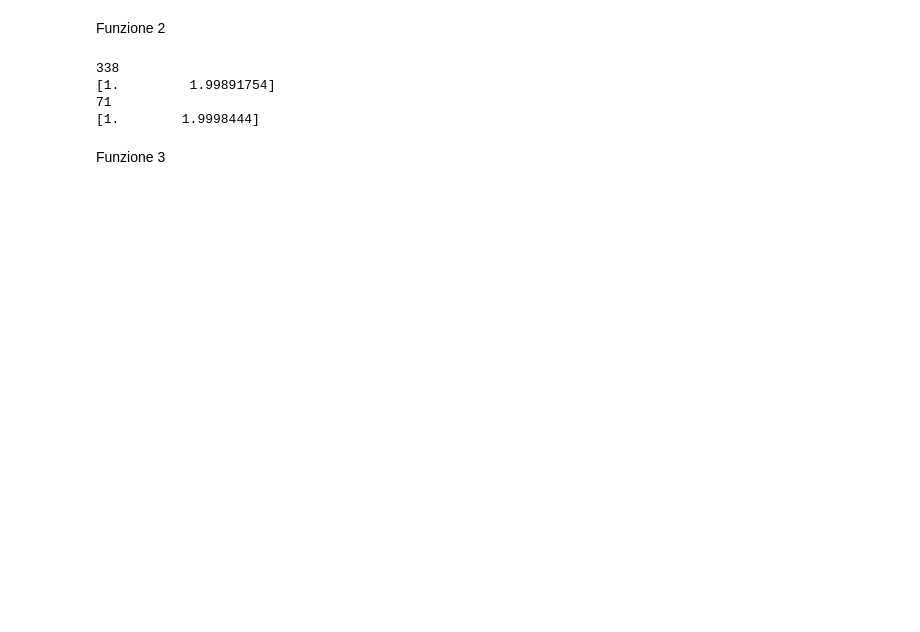
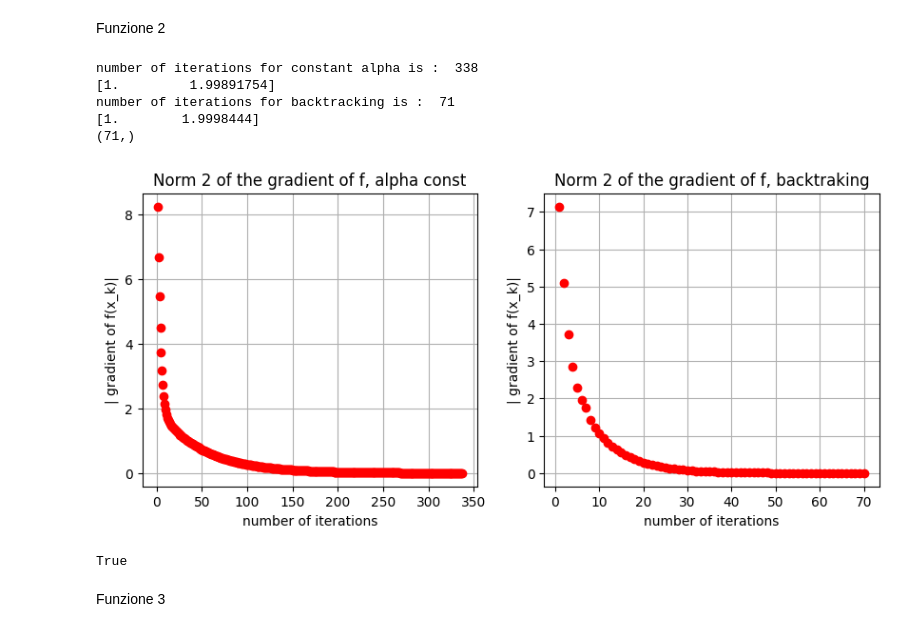
Before and after one commit to francesco-source/Artificial-Intelligence-UNIBO, a Jupyter notebook: Statistical_and_mathematical_methods_for_AI/Exercises/Exercise3.ipynb, the cells around one changed output. Drawn from its saved outputs; the diff is of its cells as text; code cells hidden in the pictures; blank space fills up the shorter version.

```diff
--- a/Statistical_and_mathematical_methods_for_AI/Exercises/Exercise3.ipynb
+++ b/Statistical_and_mathematical_methods_for_AI/Exercises/Exercise3.ipynb
@@ -112,15 +150,19 @@ print(x_k)
 # %% [markdown]
 Funzione 2
 # %%
-x_k,_1,_2=GD(f2,grad_f2,(0.5,1),back=False)
+x_k,fval2,errvec2const,k2const=GD(f2,grad_f2,(0.5,1),back=False)
 print(x_k)
-x_k,_1,_2=GD(f2,grad_f2,(0.5,1),back=True)
+x_k,fval2,errvec2back,k2back=GD(f2,grad_f2,(0.5,1),back=True)
 print(x_k)
+Plot(errvec2const,k2const,errvec2back,k2back)
 # %% [output]
-338
+number of iterations for constant alpha is :  338
 [1.         1.99891754]
-71
+number of iterations for backtracking is :  71
 [1.        1.9998444]
+(71,)
+[figure, added]
+True
 # %% [markdown]
 Funzione 3
 # %%
```
Also changed, not shown: parts of 6 cells of this notebook.
